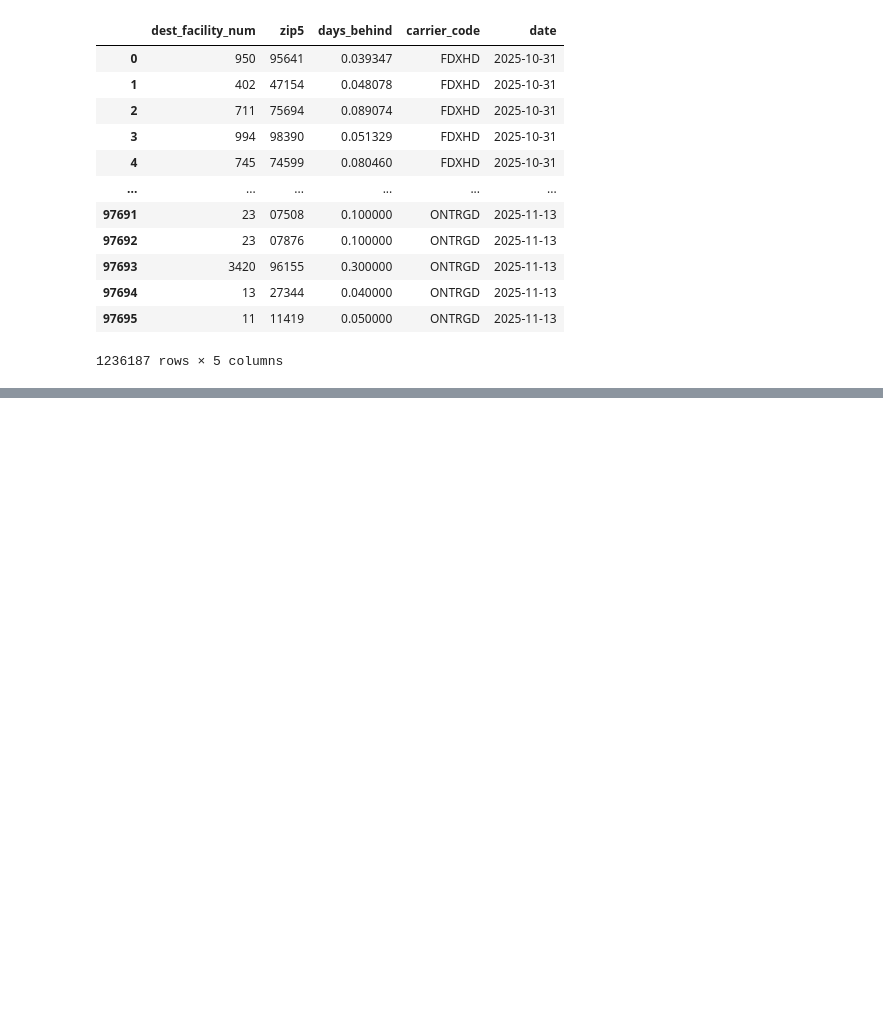
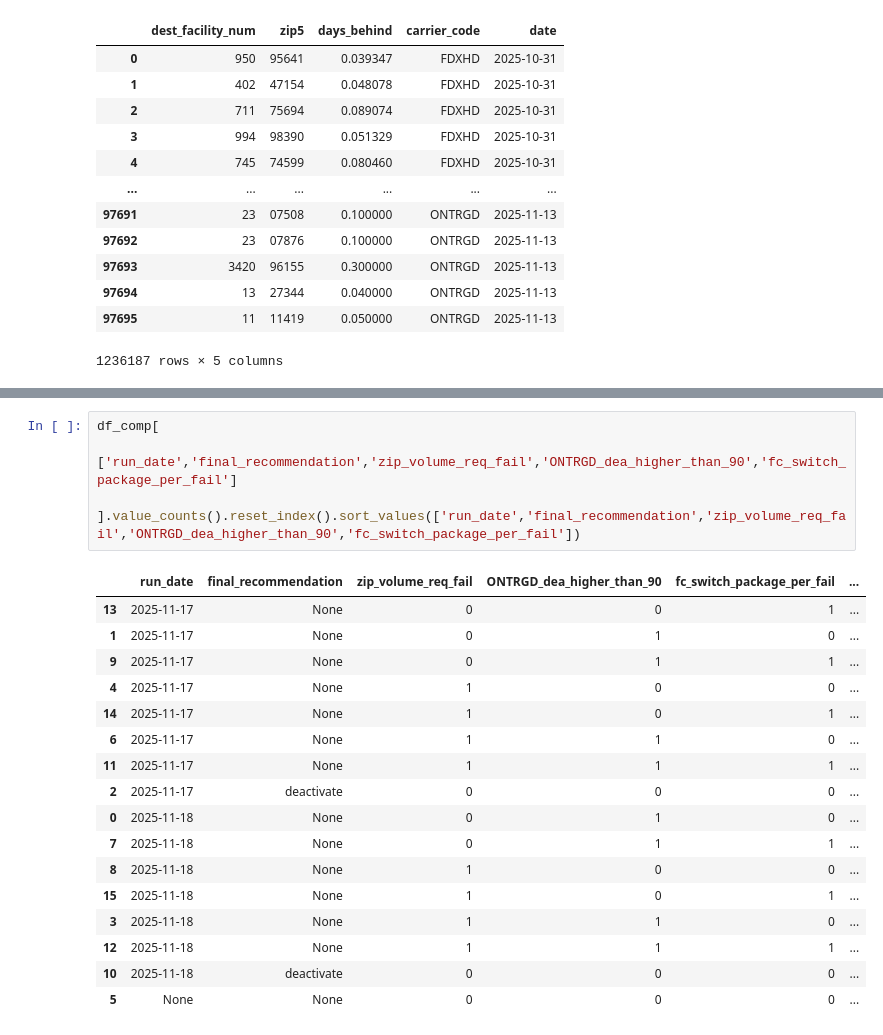
Before and after one commit to ogunes-chwy/zipcar, a Jupyter notebook: debug_recommendations.ipynb, the cells around one changed output, grey strips where cells are left out. Cells and saved outputs as stored; diff of their text form; blank space fills up the shorter version.

```diff
--- a/debug_recommendations.ipynb
+++ b/debug_recommendations.ipynb
@@ -431,0 +434,22 @@ df
+# %%
+df_comp[
+    ['run_date','final_recommendation','zip_volume_req_fail','ONTRGD_dea_higher_than_90','fc_switch_package_per_fail']
+    ].value_counts().reset_index().sort_values(['run_date','final_recommendation','zip_volume_req_fail','ONTRGD_dea_higher_than_90','fc_switch_package_per_fail'])
+# %% [output]
+|  | run_date | final_recommendation | zip_volume_req_fail | ONTRGD_dea_higher_than_90 | fc_switch_package_per_fail | ... |
+| 13 | 2025-11-17 | None | 0 | 0 | 1 | ... |
+| 1 | 2025-11-17 | None | 0 | 1 | 0 | ... |
+| 9 | 2025-11-17 | None | 0 | 1 | 1 | ... |
+| 4 | 2025-11-17 | None | 1 | 0 | 0 | ... |
+| 14 | 2025-11-17 | None | 1 | 0 | 1 | ... |
+| 6 | 2025-11-17 | None | 1 | 1 | 0 | ... |
+| 11 | 2025-11-17 | None | 1 | 1 | 1 | ... |
+| 2 | 2025-11-17 | deactivate | 0 | 0 | 0 | ... |
+| 0 | 2025-11-18 | None | 0 | 1 | 0 | ... |
+| 7 | 2025-11-18 | None | 0 | 1 | 1 | ... |
+| 8 | 2025-11-18 | None | 1 | 0 | 0 | ... |
+| 15 | 2025-11-18 | None | 1 | 0 | 1 | ... |
+| 3 | 2025-11-18 | None | 1 | 1 | 0 | ... |
+| 12 | 2025-11-18 | None | 1 | 1 | 1 | ... |
+| 10 | 2025-11-18 | deactivate | 0 | 0 | 0 | ... |
+| 5 | None | None | 0 | 0 | 0 | ... |
```
Also changed, not shown: parts of 30 cells of this notebook, 1 other file.
